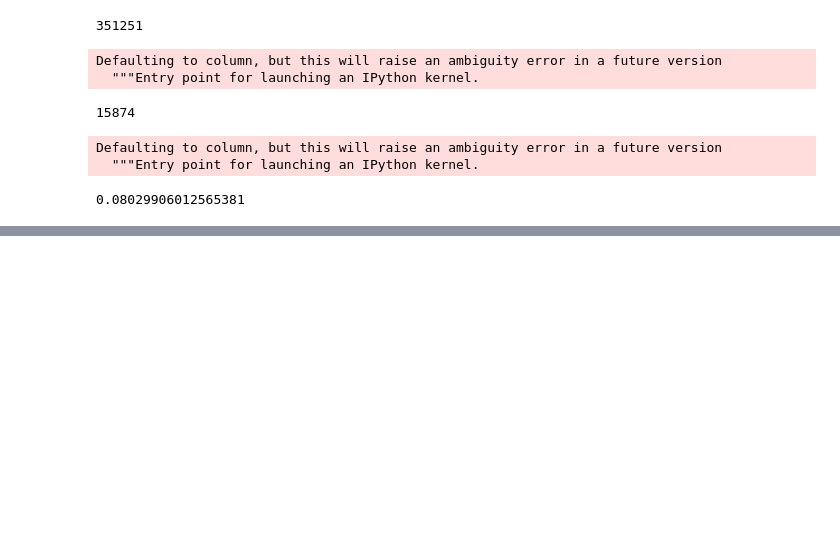
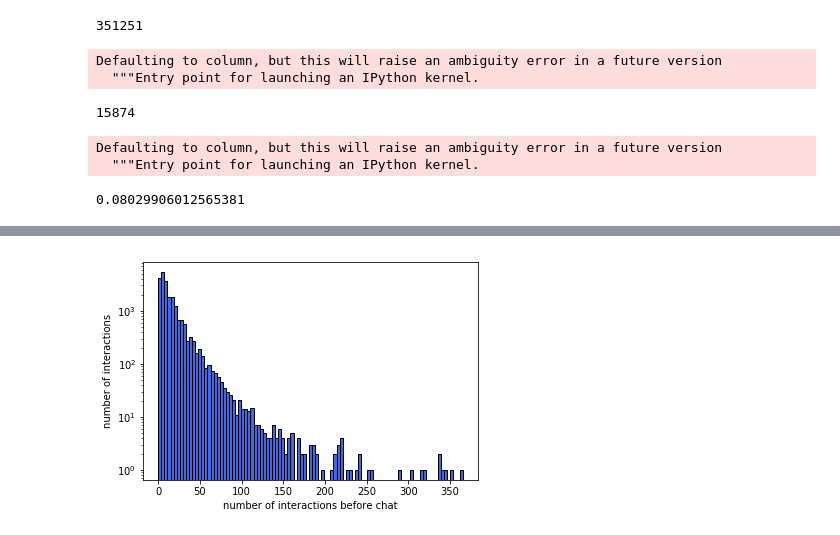
Before and after one commit to ScottishFold007/recsys_telenor, a Jupyter notebook: data_analysis/sessions_with_specific_action.ipynb, the cells around one changed output, grey strips where cells are left out. Cells and saved outputs as stored; diff of their text form; code cells hidden in the pictures; blank space fills up the shorter version.

Commit message:
#sessions before chat and time between chat and session start

```diff
--- a/data_analysis/sessions_with_specific_action.ipynb
+++ b/data_analysis/sessions_with_specific_action.ipynb
@@ -83,0 +47,2 @@ set(df.action_cleaned)
+# %%
+c['sequence'] = c.groupby(['UUID']).cumcount() + 1
@@ -83,0 +54,7 @@ set(df.action_cleaned)
+# %%
+def define_session_start_time(x):
+    st = x.start_time.iloc[0]
+    x['session_start_time'] = st
+    return x
+
+c = c.groupby(['UUID']).apply(define_session_start_time)
@@ -83,0 +63,4 @@ set(df.action_cleaned)
+# %%
+c['time_since_start'] = (c['start_time'] - c['session_start_time'])  / np.timedelta64(1, 'm')
+# %%
+ch = c[c.action_cleaned == 'start_chat']
@@ -83,0 +78,11 @@ set(df.action_cleaned)
+# %%
+bins = np.linspace(0,ch.sequence.max(),100)
+n, bins, pathces = plt.hist(x=ch.sequence.dropna(),bins=bins,log=True,color='royalblue',edgecolor='black')
+#plt.xticks(bins)
+plt.xlabel('number of interactions before chat')
+plt.ylabel('number of interactions')
+
+plt.savefig("img/events_before_chat.pdf", bbox_inches='tight')
+plt.show()
+# %% [output]
+[figure, added]
```
Also changed, not shown: parts of 10 cells of this notebook, 3 other files.
